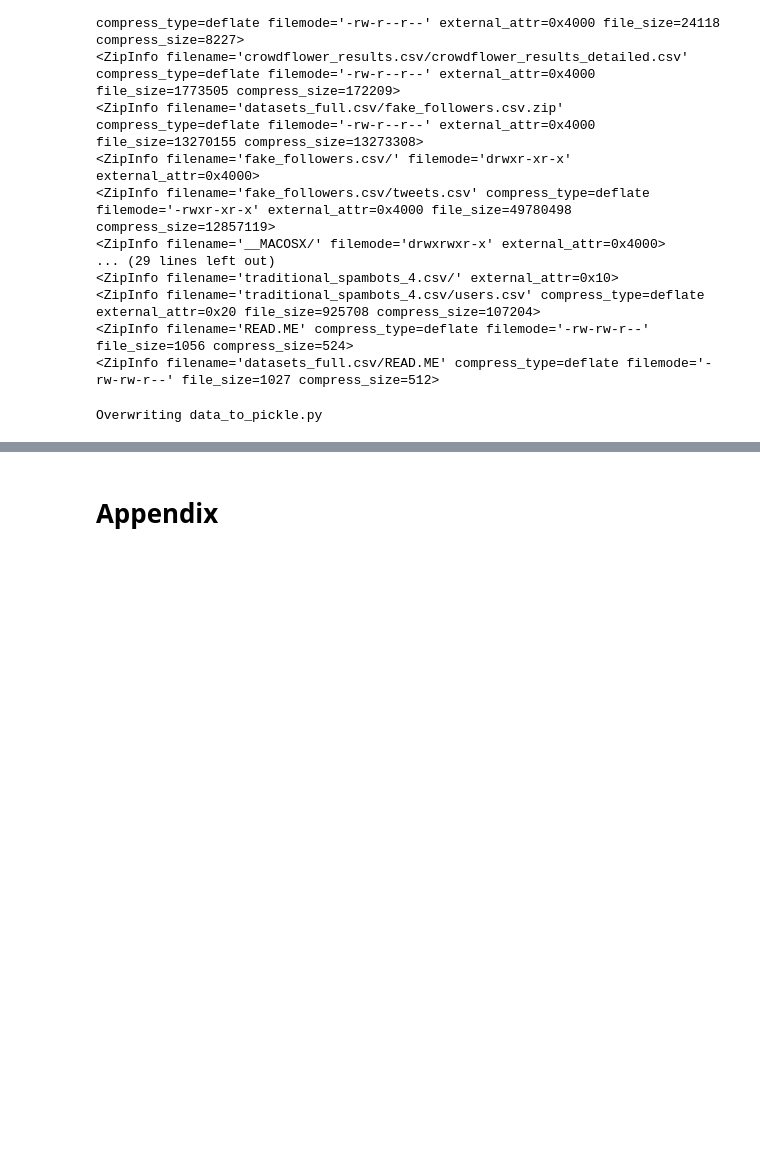
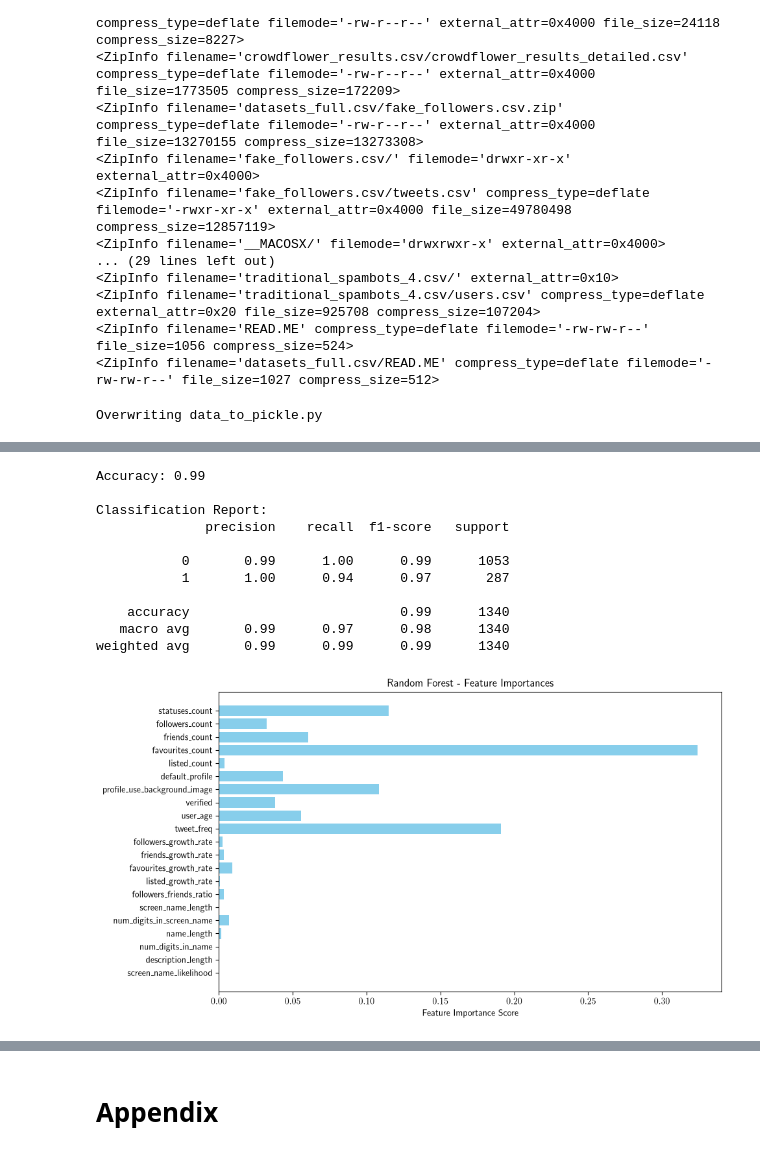
Before and after one commit to chrisbcarl/sjsu.CMPE-257.ml-social-bot-detection, a Jupyter notebook: src/project.ipynb, the cells around one changed output, grey strips where cells are left out. Drawn from its saved outputs; the diff is of its cells as text; code cells hidden in the pictures; blank space fills up the shorter version.

```diff
--- a/src/project.ipynb
+++ b/src/project.ipynb
@@ -826,0 +780,28 @@ weighted avg       0.96      0.96      0.96      1340
+# %%
+from sklearn.tree import plot_tree
+
+def plot_random_forest(rfc, first=5):
+    # https://stackoverflow.com/a/61037626
+    fig, axes = plt.subplots(nrows=1, ncols=first, figsize=(10,2), dpi=900)
+    for index in range(0, first):
+        plot_tree(
+            rfc.estimators_[index],
+            feature_names=FEATURES_LIST,
+            class_names=TARGET_NAMES,
+            filled = True,
+            ax = axes[index]
+        )
+        axes[index].set_title('Estimator: ' + str(index), fontsize = 11)
+    fig.tight_layout()
+    plt.show()
+    # fig.savefig('rf_5trees.png')
+
+
+def visualize_random_forest_important_features(rfc):
+    importances = rfc.feature_importances_
+    plt.figure(figsize=(10, 6))
+    plt.barh(FEATURES_LIST, importances, color='skyblue')
+    plt.xlabel("Feature Importance Score")
+    plt.title("Random Forest - Feature Importances")
+    plt.gca().invert_yaxis() # Highest importance at the top
+    plt.show()
@@ -826,0 +837,23 @@ weighted avg       0.96      0.96      0.96      1340
+# %%
+rfc_pre_pruned = RandomForestClassifier(n_estimators=50, max_depth=3, random_state=RANDOM_STATE)
+rfc_pre_pruned.fit(X_train, y_train)
+
+y_hat = rfc.predict(X_test)
+print(f"Accuracy: {accuracy_score(y_test, y_hat):.2f}\n")
+print("Classification Report:")
+print(classification_report(y_test, y_hat, target_names=TARGET_NAMES))
+
+visualize_random_forest_important_features(rfc_pre_pruned)
+# %% [output]
+Accuracy: 0.99
+
+Classification Report:
+              precision    recall  f1-score   support
+
+           0       0.99      1.00      0.99      1053
+           1       1.00      0.94      0.97       287
+
+    accuracy                           0.99      1340
+   macro avg       0.99      0.97      0.98      1340
+weighted avg       0.99      0.99      0.99      1340
+[figure, added]
```
Also changed, not shown: parts of 42 cells of this notebook, 2 other files.
